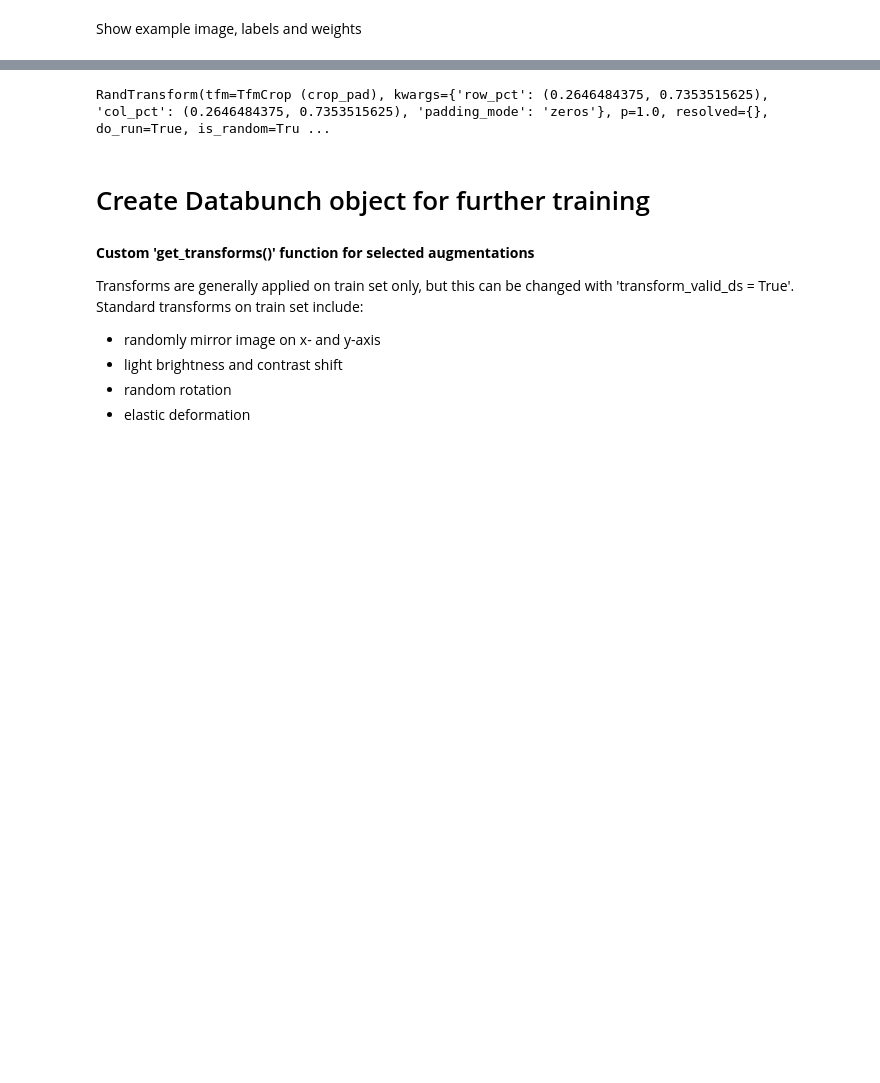
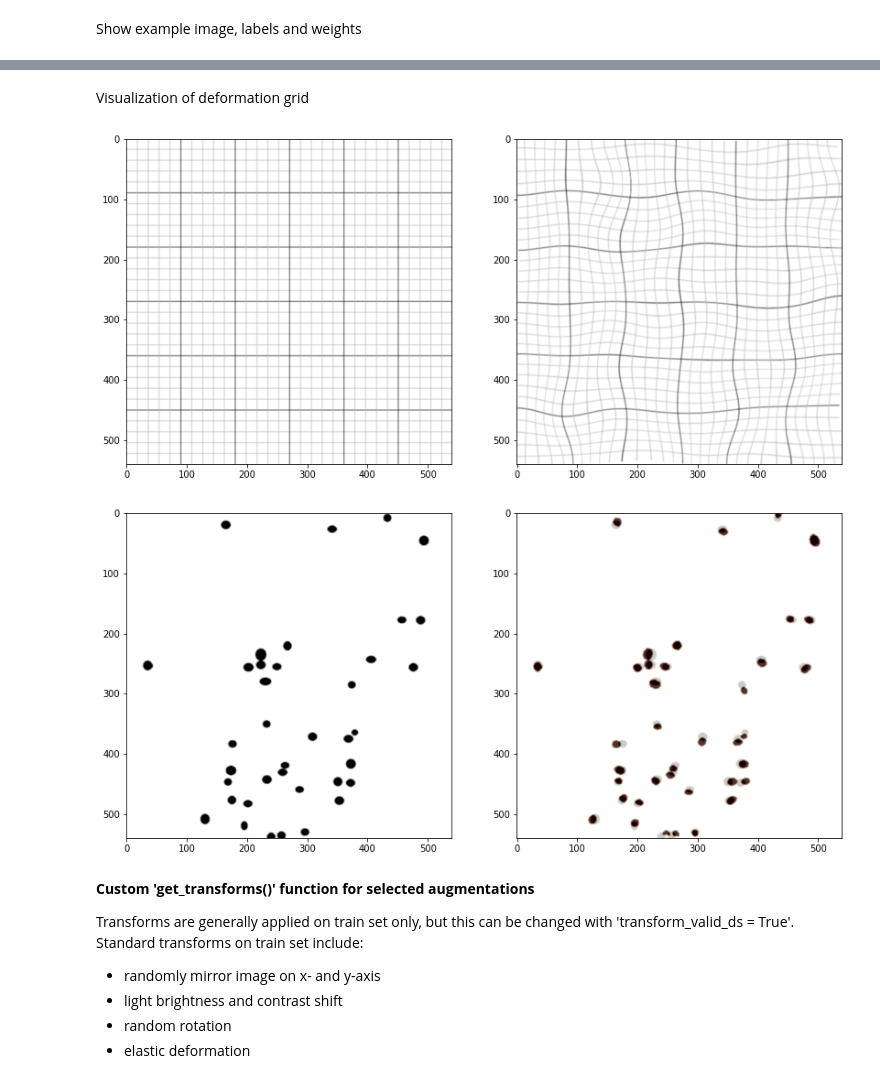
Before and after one commit to mjwock/FastAI_Microscopy_Image_Segmentation, a Jupyter notebook: DeepFLaSH_010220.ipynb, the cells around one changed output, grey strips where cells are left out. Drawn from its saved outputs; the diff is of its cells as text; code cells hidden in the pictures; blank space fills up the shorter version.

Commit message:
final training

```diff
--- a/DeepFLaSH_010220.ipynb
+++ b/DeepFLaSH_010220.ipynb
@@ -149,13 +169,13 @@ first_crop = TfmCrop(_crop_pad, order=0)
-# %%
-def first_rand_crop(*args, rand_pos = rand_pos, padding_mode='zeros', p:float=1.):
-    "Randomized version of `crop_pad`."
-    return first_crop(*args, **rand_pos, padding_mode=padding_mode, p=p)
-
-first_rand_crop()
-# %% [output]
-RandTransform(tfm=TfmCrop (crop_pad), kwargs={'row_pct': (0.2646484375, 0.7353515625), 'col_pct': (0.2646484375, 0.7353515625), 'padding_mode': 'zeros'}, p=1.0, resolved={}, do_run=True, is_random=Tru ...
-# %% [markdown]
-# Create Databunch object for further training
+# %% [markdown]
+Visualization of deformation grid
+# %%
+example_img = io.imread(get_labels(img_ids[2]))
+
+utility.test_deformation(shape=TILE_SHAPE,sigma=SIGMA,points=GRID_DIVS)
+utility.test_deformation(shape=TILE_SHAPE,example_img=example_img, sigma=SIGMA,points=GRID_DIVS)
+# %% [output]
+[figure, added]
+[figure, added]
 # %% [markdown]
 **Custom 'get_transforms()' function for selected augmentations**
 
```
Also changed, not shown: parts of 28 cells of this notebook, 3 other files.
